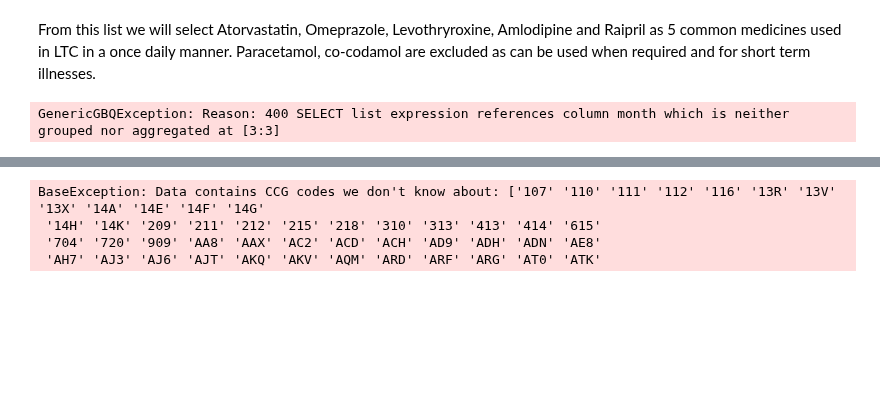
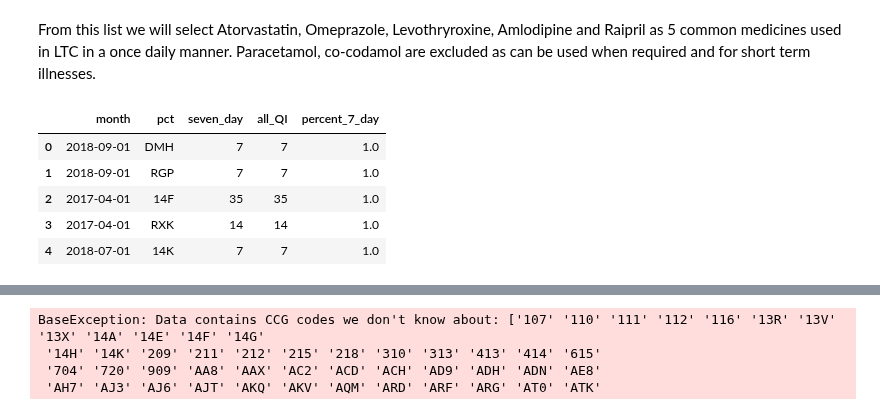
Before and after one commit to ebmdatalab/jupyter-notebooks, a Jupyter notebook: new_measures/Drafts/Seven Day Rx/Seven Day Prescribing.ipynb, the cells around one changed output, grey strips where cells are left out. Drawn from its saved outputs; the diff is of its cells as text; code cells hidden in the pictures; blank space fills up the shorter version.

```diff
--- a/new_measures/Drafts/Seven Day Rx/Seven Day Prescribing.ipynb
+++ b/new_measures/Drafts/Seven Day Rx/Seven Day Prescribing.ipynb
@@ -106,34 +106,40 @@ SELECT
   month,
   pct,
   SUM(CASE
       WHEN quantity_per_item=7 THEN total_quantity
       ELSE 0
   END) AS seven_day,
   SUM(total_quantity) AS all_QI,
   IEEE_DIVIDE(SUM(CASE
       WHEN quantity_per_item=7 THEN total_quantity
       ELSE 0
   END),
       SUM(total_quantity)) AS percent_7_day
 FROM
  ebmdatalab.hscic.raw_prescribing_normalised AS presc
 WHERE
 (bnf_code LIKE "0205051R0%" OR  ##ramipril
 bnf_code LIKE "0212000B0%" OR ##atrovastatin
 bnf_code LIKE "0103050P0%" OR ##omeprazole
 bnf_code LIKE "0602010V0%" OR ##levothyroxine
 bnf_code LIKE "0206020A0%") ##amlodipine
 AND
 (bnf_name LIKE '%_Tab%' or bnf_name LIKE '%_Cap%')
 GROUP BY
-  month,pct
+  month,
+  pct
 ORDER BY
   percent_7_day DESC
     '''
 
 df_mca = bq.cached_read(sql, csv_path='mca_askets.csv')
 df_mca.head()
 # %% [output]
-GenericGBQException: Reason: 400 SELECT list expression references column month which is neither grouped nor aggregated at [3:3]
+|  | month | pct | seven_day | all_QI | percent_7_day |
+| 0 | 2018-09-01 | DMH | 7 | 7 | 1.0 |
+| 1 | 2018-09-01 | RGP | 7 | 7 | 1.0 |
+| 2 | 2017-04-01 | 14F | 35 | 35 | 1.0 |
+| 3 | 2017-04-01 | RXK | 14 | 14 | 1.0 |
+| 4 | 2018-07-01 | 14K | 7 | 7 | 1.0 |
 # %%
 df_mca.plot.bar(x='pct', y='percent_7_day', figsize=(20,10))
```
Also changed, not shown: parts of 4 cells of this notebook, 1 other file.
